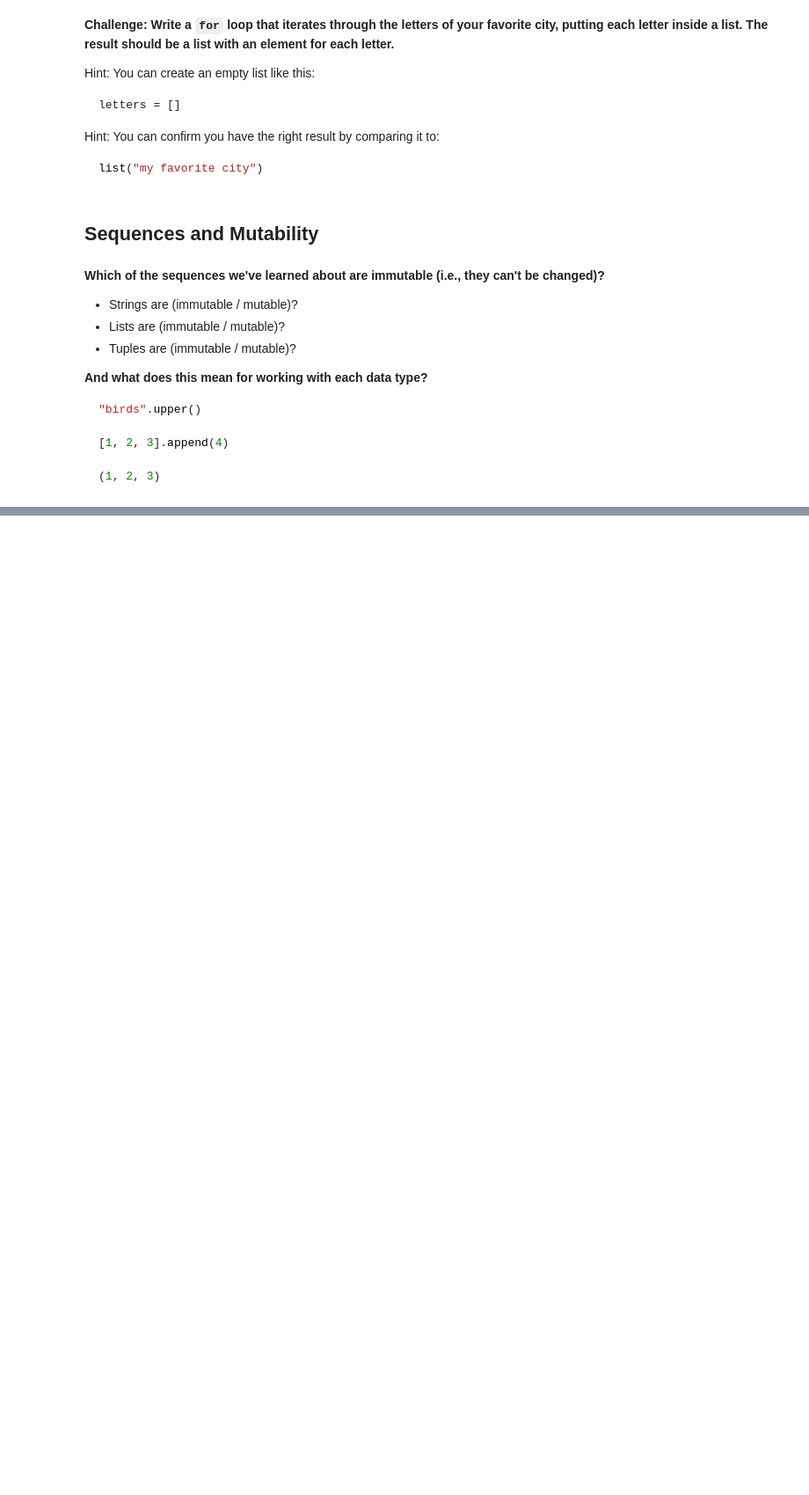
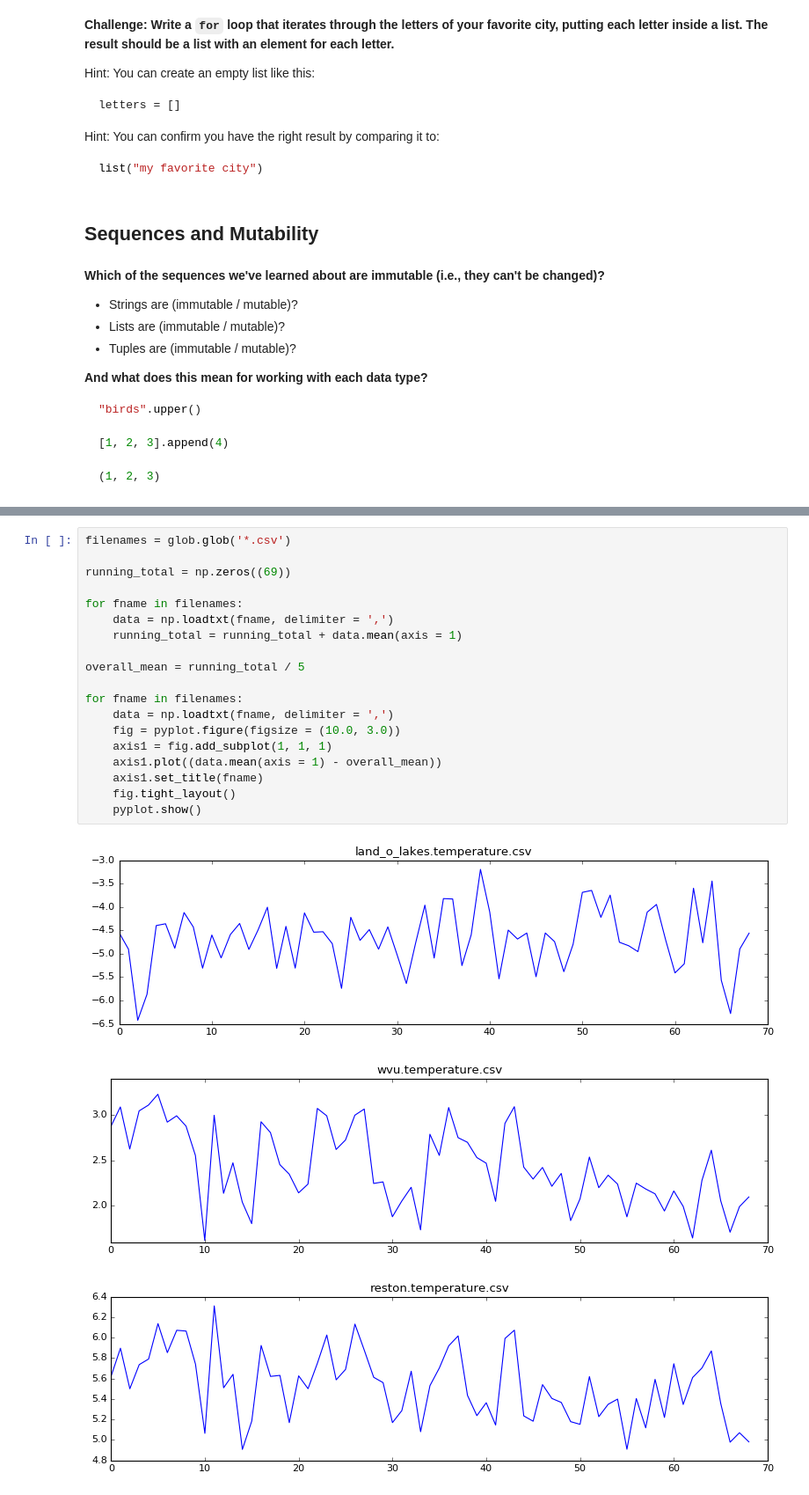
Before and after one commit to arthur-e/swc-workshop, a Jupyter notebook: python-climate/Python-SWC-Intro-Climate.ipynb, the cells around one changed output, grey strips where cells are left out. Shown at 88% size. Cells and saved outputs as stored; diff of their text form; blank space fills up the shorter version.

```diff
--- a/python-climate/Python-SWC-Intro-Climate.ipynb
+++ b/python-climate/Python-SWC-Intro-Climate.ipynb
@@ -800,0 +934,23 @@ list("my favorite city")
+# %%
+filenames = glob.glob('*.csv')
+
+running_total = np.zeros((69))
+
+for fname in filenames:
+    data = np.loadtxt(fname, delimiter = ',')
+    running_total = running_total + data.mean(axis = 1)
+
+overall_mean = running_total / 5
+
+for fname in filenames:
+    data = np.loadtxt(fname, delimiter = ',')
+    fig = pyplot.figure(figsize = (10.0, 3.0))
+    axis1 = fig.add_subplot(1, 1, 1)
+    axis1.plot((data.mean(axis = 1) - overall_mean))
+    axis1.set_title(fname)
+    fig.tight_layout()
+    pyplot.show()
+# %% [output]
+[figure, added]
+[figure, added]
+[figure, added]
```
Also changed, not shown: parts of 19 cells of this notebook, 4 other files.
